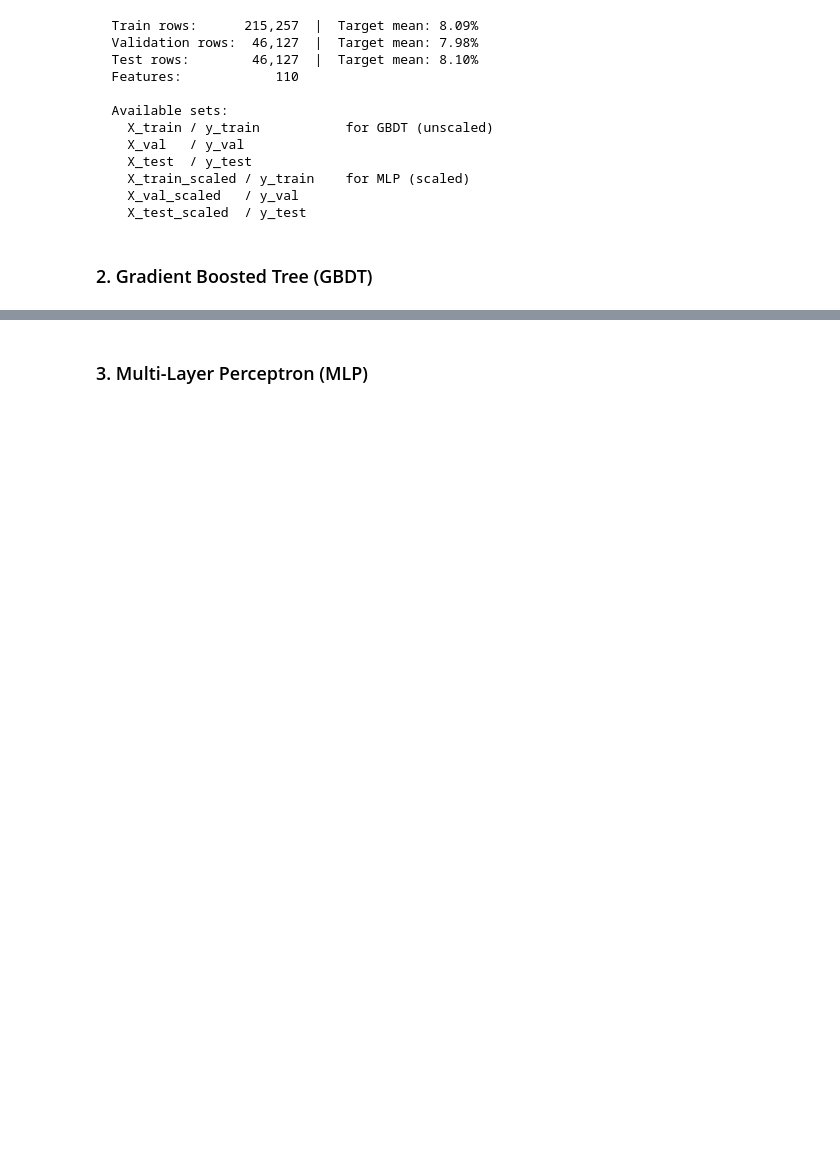
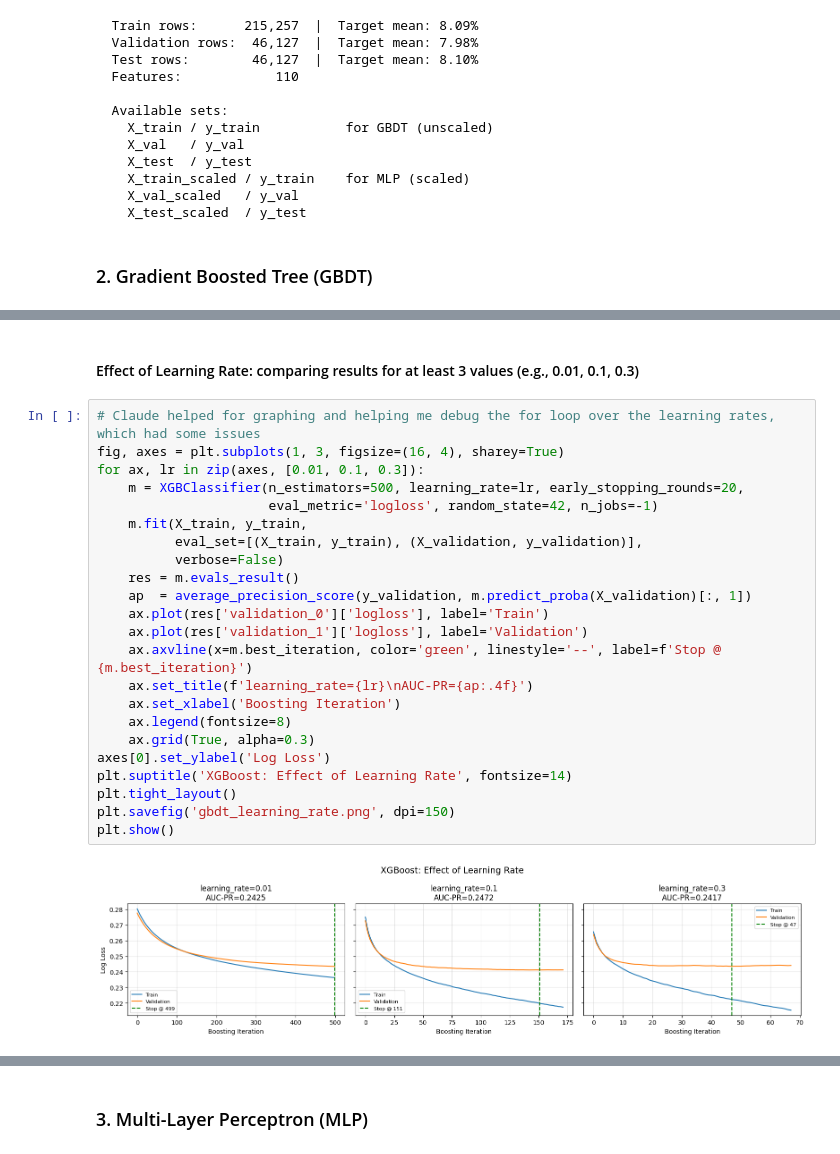
Before and after one commit to shanewang09/applied-ml, a Jupyter notebook: homework2/AppliedML_HW2_tsw2134.ipynb, the cells around one changed output, grey strips where cells are left out. Cells and saved outputs as stored; diff of their text form; blank space fills up the shorter version.

```diff
--- a/homework2/AppliedML_HW2_tsw2134.ipynb
+++ b/homework2/AppliedML_HW2_tsw2134.ipynb
@@ -353,0 +414,27 @@ import xgboost as xgb
+# %% [markdown]
+#### Effect of Learning Rate: comparing results for at least 3 values (e.g., 0.01, 0.1, 0.3)
+# %%
+# Claude helped for graphing and helping me debug the for loop over the learning rates, which had some issues
+fig, axes = plt.subplots(1, 3, figsize=(16, 4), sharey=True)
+for ax, lr in zip(axes, [0.01, 0.1, 0.3]):
+    m = XGBClassifier(n_estimators=500, learning_rate=lr, early_stopping_rounds=20,
+                      eval_metric='logloss', random_state=42, n_jobs=-1)
+    m.fit(X_train, y_train,
+          eval_set=[(X_train, y_train), (X_validation, y_validation)],
+          verbose=False)
+    res = m.evals_result()
+    ap  = average_precision_score(y_validation, m.predict_proba(X_validation)[:, 1])
+    ax.plot(res['validation_0']['logloss'], label='Train')
+    ax.plot(res['validation_1']['logloss'], label='Validation')
+    ax.axvline(x=m.best_iteration, color='green', linestyle='--', label=f'Stop @ {m.best_iteration}')
+    ax.set_title(f'learning_rate={lr}\nAUC-PR={ap:.4f}')
+    ax.set_xlabel('Boosting Iteration')
+    ax.legend(fontsize=8)
+    ax.grid(True, alpha=0.3)
+axes[0].set_ylabel('Log Loss')
+plt.suptitle('XGBoost: Effect of Learning Rate', fontsize=14)
+plt.tight_layout()
+plt.savefig('gbdt_learning_rate.png', dpi=150)
+plt.show()
+# %% [output]
+[figure, added]
```
Also changed, not shown: parts of 21 cells of this notebook, 4 other files.
